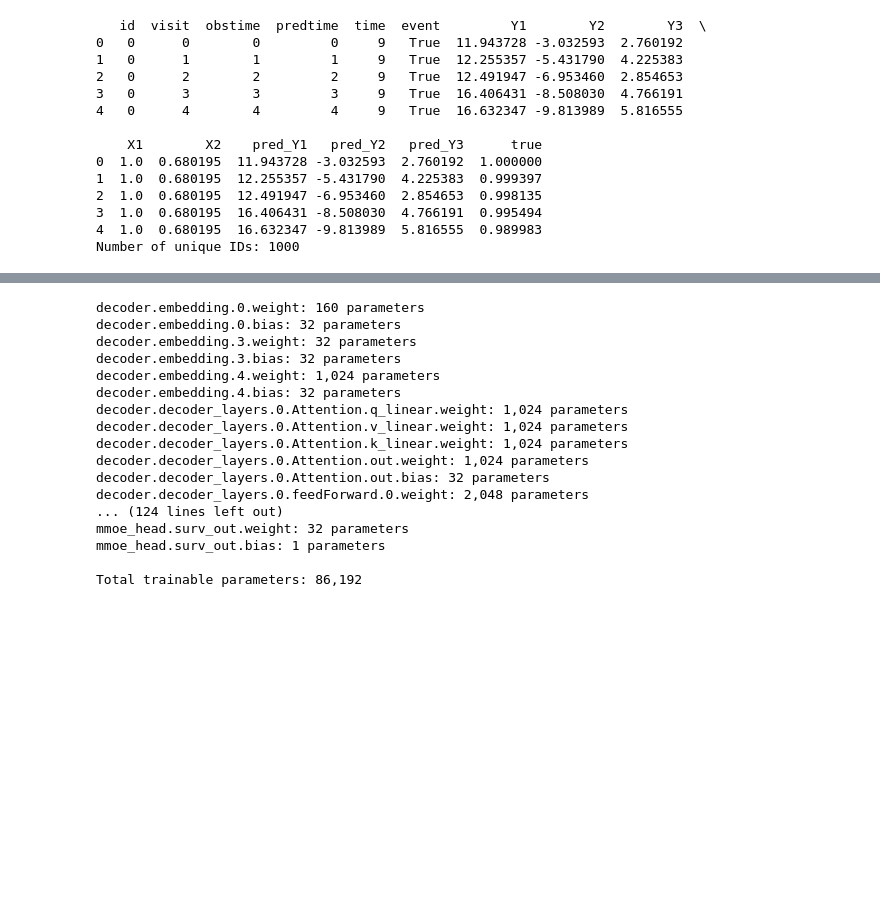
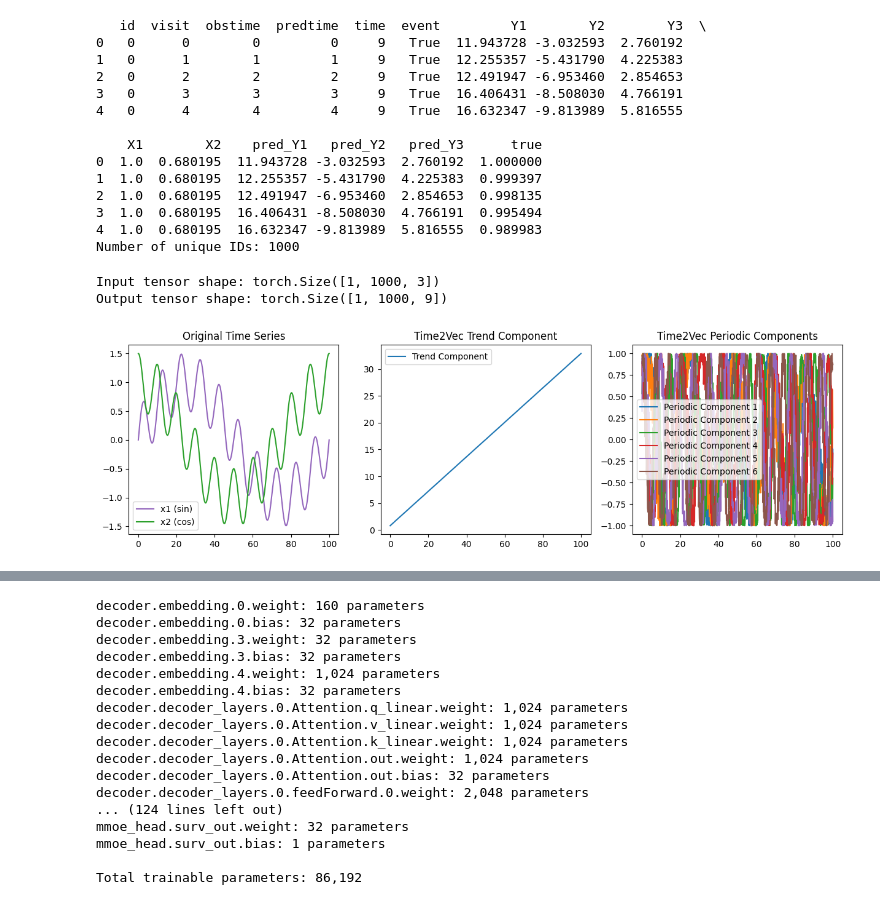
Before and after one commit to smao027/poj1, a Jupyter notebook: test.ipynb, the cells around one changed output, grey strips where cells are left out. Saved outputs shown, nothing was run; the diff lists cells and outputs as text; code cells hidden in the pictures; blank space fills up the shorter version.

```diff
--- a/test.ipynb
+++ b/test.ipynb
@@ -28,3 +28,64 @@ print(data.shape)
 3  1.0  0.680195  16.406431 -8.508030  4.766191  0.995494
 4  1.0  0.680195  16.632347 -9.813989  5.816555  0.989983
 Number of unique IDs: 1000
+# %%
+import torch
+import numpy as np
+import matplotlib.pyplot as plt
+from time2vec.torch import Time2Vec
+
+def create_time_series_tensor():
+    """
+    Create a time series tensor with sine and cosine components and a time trend.
+    """
+    t = np.linspace(0, 100, 1000).reshape(-1, 1)
+    x1 = np.sin(10.0 * 2.0 * np.pi * t) + 0.5 * np.sin(100 * 2.0 * np.pi * t)
+    x2 = np.cos(10.0 * 2.0 * np.pi * t) + 0.5 * np.cos(100 * 2.0 * np.pi * t)
+
+    x = np.concatenate([x1, x2, t], axis=1)[None, ...]  # Add batch dimension
+    return x
+
+def plot_time2vec(x, x_out, framework="torch"):
+    """
+    Plot the original time series and the Time2Vec output.
+    """
+    if framework == "torch":
+        x = x.detach().numpy()
+        x_out = x_out.detach().numpy()
+
+    t, x1, x2 = x[0, :, 2], x[0, :, 0], x[0, :, 1]
+
+    fig, axs = plt.subplots(1, 3, figsize=(15, 4))
+    axs[0].plot(t, x1, 'tab:purple', label='x1 (sin)')
+    axs[0].plot(t, x2, 'tab:green', label='x2 (cos)')
+    axs[0].set_title('Original Time Series')
+    axs[0].legend()
+
+    axs[1].plot(t, x_out[0, :, 2], 'tab:blue', label='Trend Component')
+    axs[1].set_title('Time2Vec Trend Component')
+    axs[1].legend()
+
+    for i in range(x_out.shape[2] - 3):
+        axs[2].plot(t, x_out[0, :, 3 + i], label=f'Periodic Component {i+1}')
+    axs[2].set_title('Time2Vec Periodic Components')
+    axs[2].legend()
+
+    plt.show()
+import torch
+import numpy as np
+from time2vec.torch import Time2Vec
+
+x = create_time_series_tensor()
+x = torch.tensor(x, dtype=torch.float32)
+
+# TimeSeries in (x); TimeSeries out (x_out)
+print('Input tensor shape:', x.shape)
+x_out = Time2Vec(num_frequency=6, num_vars=2)(x)
+print('Output tensor shape:', x_out.shape)
+
+x = np.squeeze(x, axis=0)
+x_out = np.squeeze(x_out, axis=0)
+# %% [output]
+Input tensor shape: torch.Size([1, 1000, 3])
+Output tensor shape: torch.Size([1, 1000, 9])
+[figure, added]
```
Also changed, not shown: parts of 8 cells of this notebook, 22 other files.
